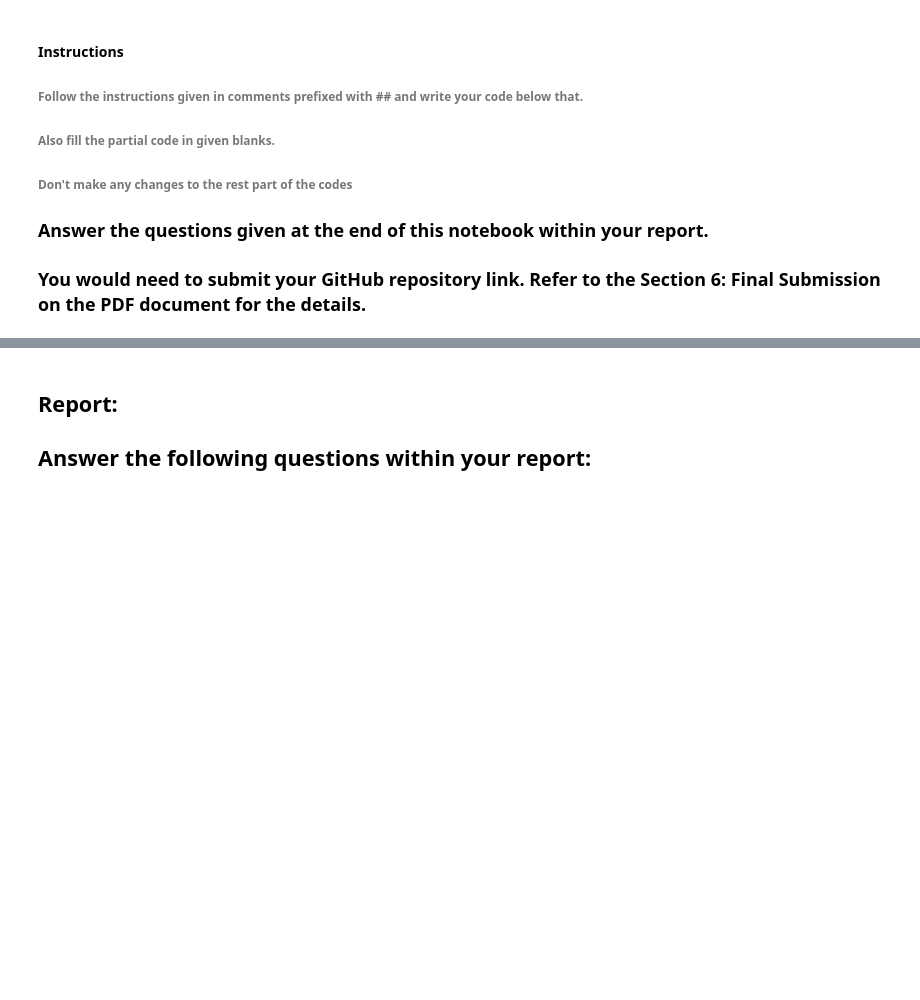
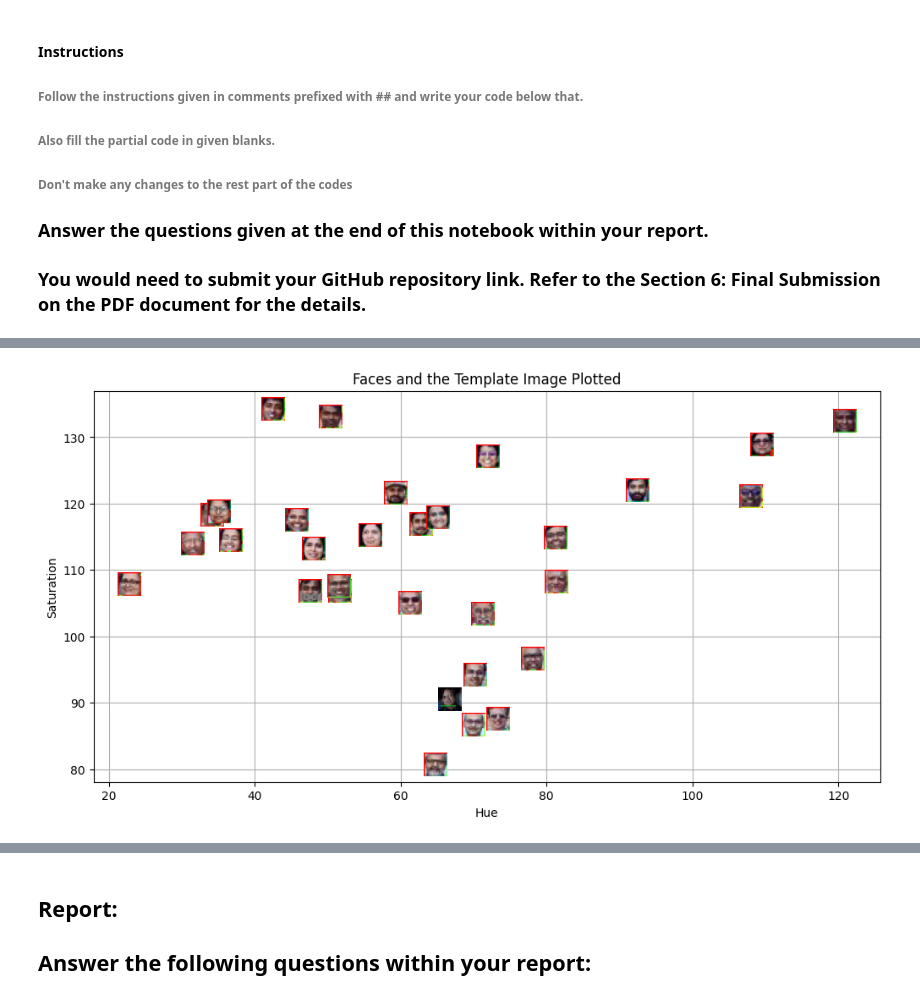
Before and after one commit to rishitttt/distance_classification, a Jupyter notebook: distance_classification.ipynb, the cells around one changed output, grey strips where cells are left out. Drawn from its saved outputs; the diff is of its cells as text; code cells hidden in the pictures; blank space fills up the shorter version.

```diff
--- a/distance_classification.ipynb
+++ b/distance_classification.ipynb
@@ -132,50 +151,59 @@ plt.scatter(____________________________________________________________________
 # %%
 ## Read the class of the template image 'Dr_Shashi_Tharoor.jpg' using cv2 and store it in template_img
-template_img = _____________________________________________
+template_img = cv2.imread('Dr_Shashi_Tharoor.jpg')
 # Detect face  in the template image after converting it to gray and store it in template_faces
-template_faces = ___________________________________________________________________________________________
+gray_template = cv2.cvtColor(template_img, cv2.COLOR_BGR2GRAY)
+template_faces = face_cascade.detectMultiScale(gray_template, scaleFactor=1.1, minNeighbors=5, minSize=(30, 30))
 # Draw rectangles around the detected faces
 for (x, y, w, h) in template_faces:
     cv2.rectangle(template_img, (x, y), (x + w, y + h), (0, 255, 0), 3)
-cv2.imshow(_____________________________________________________)
+cv2.imshow('Detected Face in Template Image', template_img)
 cv2.waitKey(0)
 cv2.destroyAllWindows()
 # %%
 # Convert the template image to HSV color space and store it in template_hsv
-template_hsv = __________________________________________________
+template_hsv = cv2.cvtColor(template_img, cv2.COLOR_BGR2HSV)
 
 # Extract hue and saturation features from the template image as we did it for detected faces.
-template_hue = ____________________________________________________
-template_saturation = _________________________________________________
+template_hue = np.mean(template_hsv[:, :, 0])
+template_saturation = np.mean(template_hsv[:, :, 1])
 
 # Predict the cluster label for the template image and store it in template_label
-template_label = _________________________________________________________
+template_label = kmeans.predict([[template_hue, template_saturation]])[0]
 
 # Create a figure and axis for visualization
 fig, ax = plt.subplots(figsize=(12, 6))
 
 # Plot the clustered faces with custom markers (similar to previous code)
 for i, (x, y, w, h) in enumerate(faces_rect):
     color = 'red' if kmeans.labels_[i] == 0 else 'blue'
     im = OffsetImage(cv2.cvtColor(cv2.resize(face_images[i], (20, 20)), cv2.COLOR_HSV2RGB))
     ab = AnnotationBbox(im, (hue_saturation[i, 0], hue_saturation[i, 1]), frameon=False, pad=0)
     ax.add_artist(ab)
     plt.plot(hue_saturation[i, 0], hue_saturation[i, 1], 'o', markersize=5, color=color)
 
 # Plot the template image in the respective cluster
 if template_label == 0:
     color = 'red'
 else:
     color = 'blue'
 im = OffsetImage(cv2.cvtColor(cv2.resize(template_img, (20, 20)), cv2.COLOR_BGR2RGB))
 ab = AnnotationBbox(im, (template_hue, template_saturation), frameon=False, pad=0)
 ax.add_artist(ab)
 
 ## Put x label
 ## Put y label
 ## Put title
 ## Add grid
 ## show plot
+plt.xlabel("Hue")
+plt.ylabel("Saturation")
+plt.title("Faces and the Template Image Plotted")
+plt.grid(True)
+wandb.log({"hue sat plot w temp": wandb.Image(plt)})
+plt.show()
+# %% [output]
+[figure, added]
 # %%
 # Create an empty list to store legend labels
 legend_labels = []
```
Also changed, not shown: parts of 5 cells of this notebook, 9 other files.
